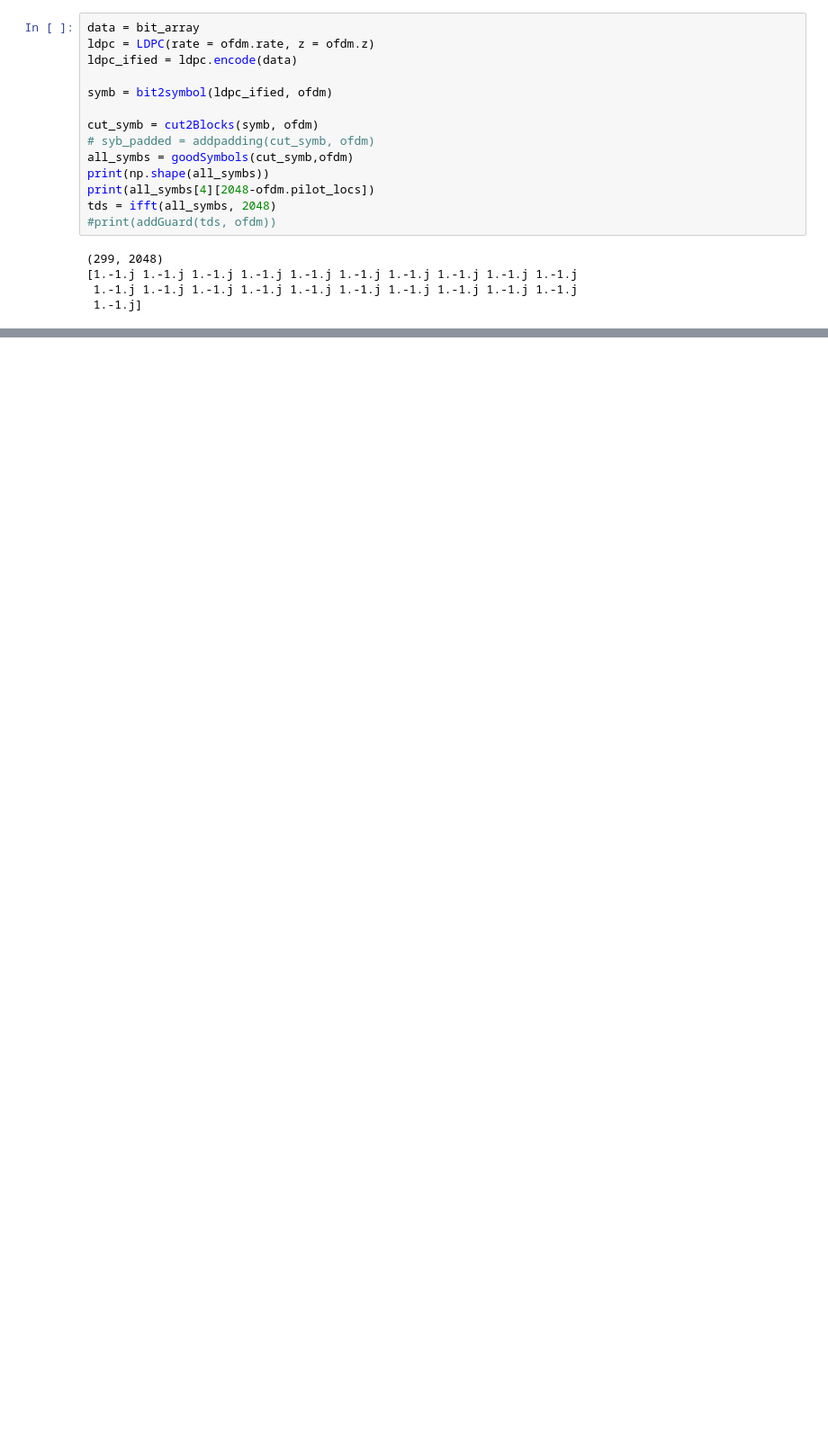
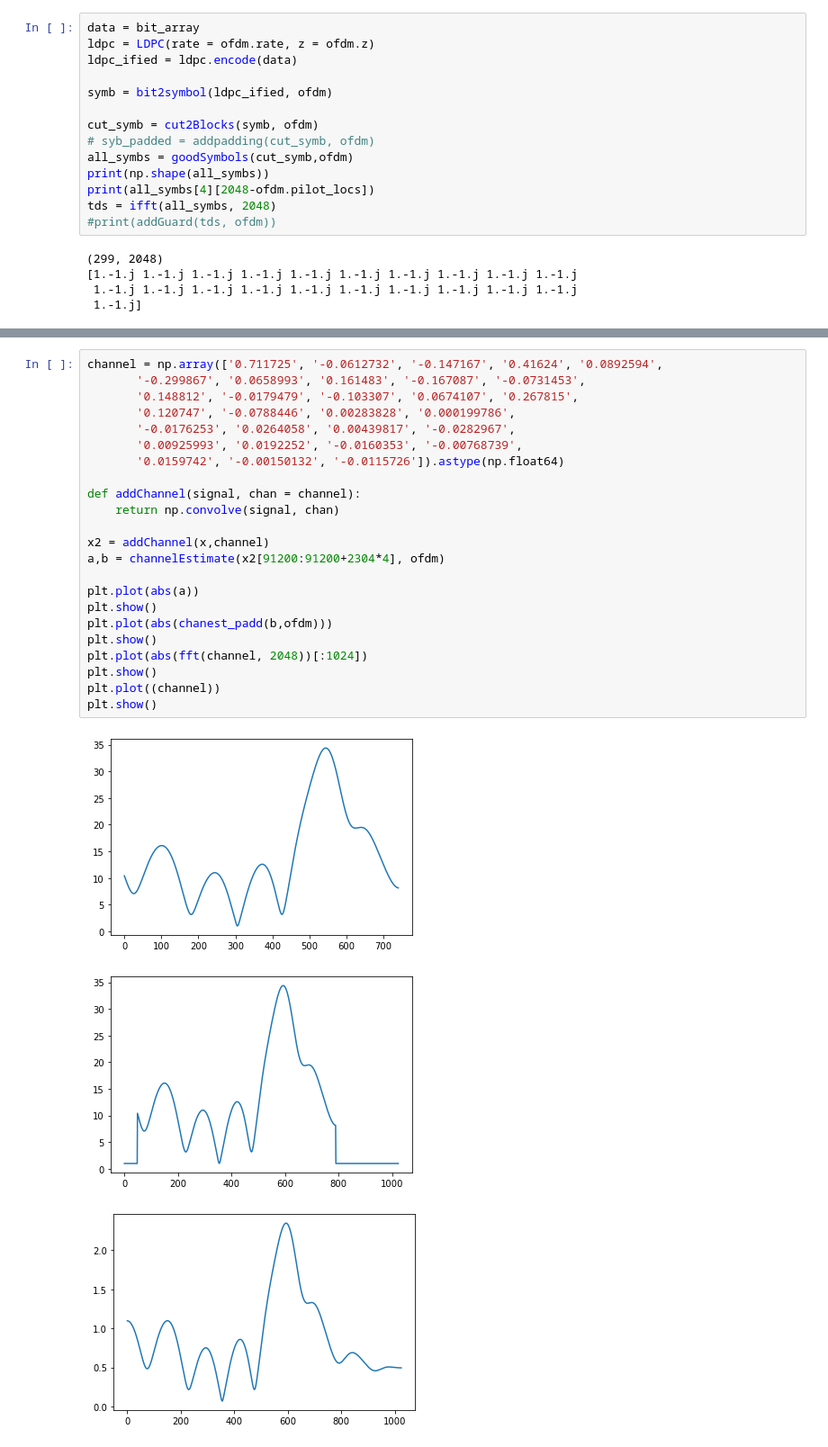
Before and after one commit to jks70/gf3_v2, a Jupyter notebook: finalframe.ipynb, the cells around one changed output, grey strips where cells are left out. Shown at 90% size. Cells and saved outputs as stored; diff of their text form; blank space fills up the shorter version.

```diff
--- a/finalframe.ipynb
+++ b/finalframe.ipynb
@@ -102,0 +166,27 @@ plt.plot(x)
+# %%
+channel = np.array(['0.711725', '-0.0612732', '-0.147167', '0.41624', '0.0892594',
+       '-0.299867', '0.0658993', '0.161483', '-0.167087', '-0.0731453',
+       '0.148812', '-0.0179479', '-0.103307', '0.0674107', '0.267815',
+       '0.120747', '-0.0788446', '0.00283828', '0.000199786',
+       '-0.0176253', '0.0264058', '0.00439817', '-0.0282967',
+       '0.00925993', '0.0192252', '-0.0160353', '-0.00768739',
+       '0.0159742', '-0.00150132', '-0.0115726']).astype(np.float64)
+
+def addChannel(signal, chan = channel):
+    return np.convolve(signal, chan)
+
+x2 = addChannel(x,channel)
+a,b = channelEstimate(x2[91200:91200+2304*4], ofdm)
+
+plt.plot(abs(a))
+plt.show()
+plt.plot(abs(chanest_padd(b,ofdm)))
+plt.show()
+plt.plot(abs(fft(channel, 2048))[:1024])
+plt.show()
+plt.plot((channel))
+plt.show()
+# %% [output]
+[figure, added]
+[figure, added]
+[figure, added]
```
Also changed, not shown: parts of 21 cells of this notebook, 2 other files.
